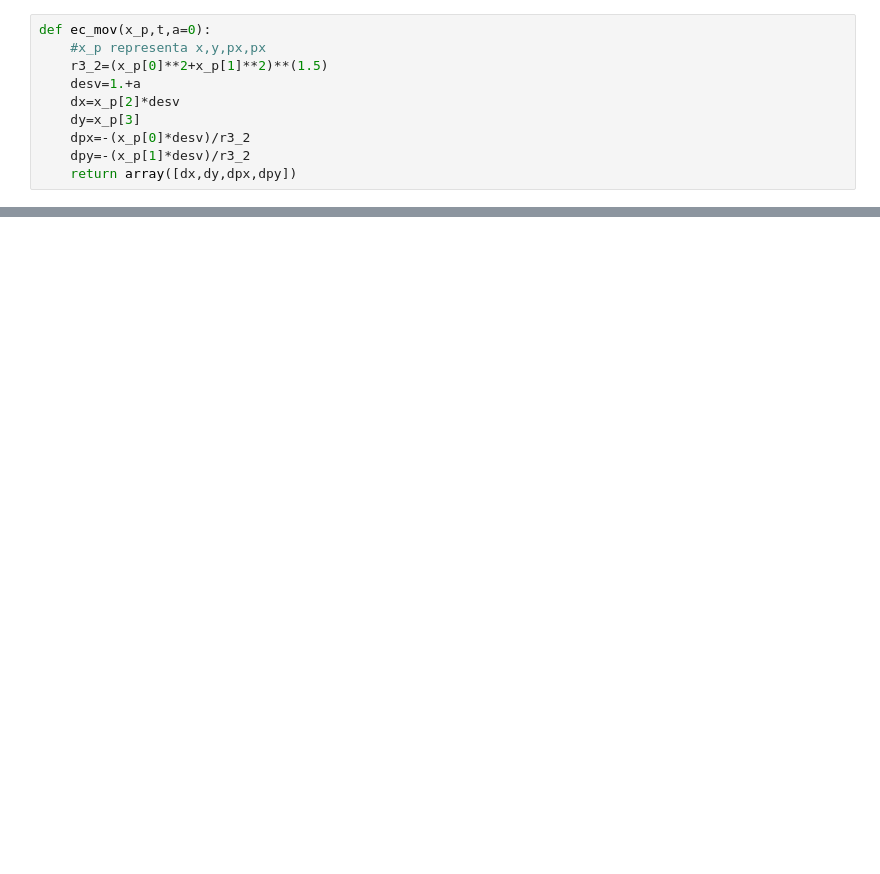
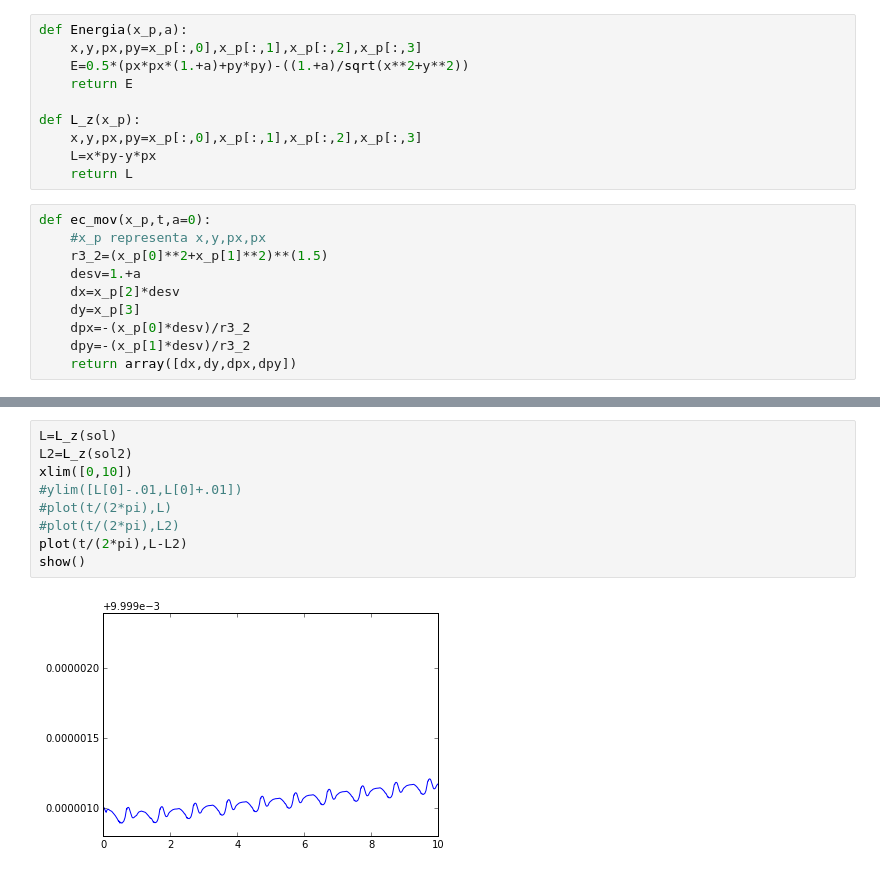
Before and after one commit to adriross/integra, a Jupyter notebook: kepler-asimetrico.ipynb, the cells around one changed output, grey strips where cells are left out. Cells and saved outputs as stored; diff of their text form; blank space fills up the shorter version.

```diff
--- a/kepler-asimetrico.ipynb
+++ b/kepler-asimetrico.ipynb
@@ -4,3 +5,13 @@ from pylab import *
+# %%
+def Energia(x_p,a):
+    x,y,px,py=x_p[:,0],x_p[:,1],x_p[:,2],x_p[:,3]
+    E=0.5*(px*px*(1.+a)+py*py)-((1.+a)/sqrt(x**2+y**2))
+    return E
+
+def L_z(x_p):
+    x,y,px,py=x_p[:,0],x_p[:,1],x_p[:,2],x_p[:,3]
+    L=x*py-y*px
+    return L
 # %%
 def ec_mov(x_p,t,a=0):
     #x_p representa x,y,px,px
@@ -61,0 +46,11 @@ plot(t,sol[:,0])
+# %%
+L=L_z(sol)
+L2=L_z(sol2)
+xlim([0,10])
+#ylim([L[0]-.01,L[0]+.01])
+#plot(t/(2*pi),L)
+#plot(t/(2*pi),L2)
+plot(t/(2*pi),L-L2)
+show()
+# %% [output]
+[figure, added]
```
Also changed, not shown: parts of 9 cells of this notebook, 2 other files.
